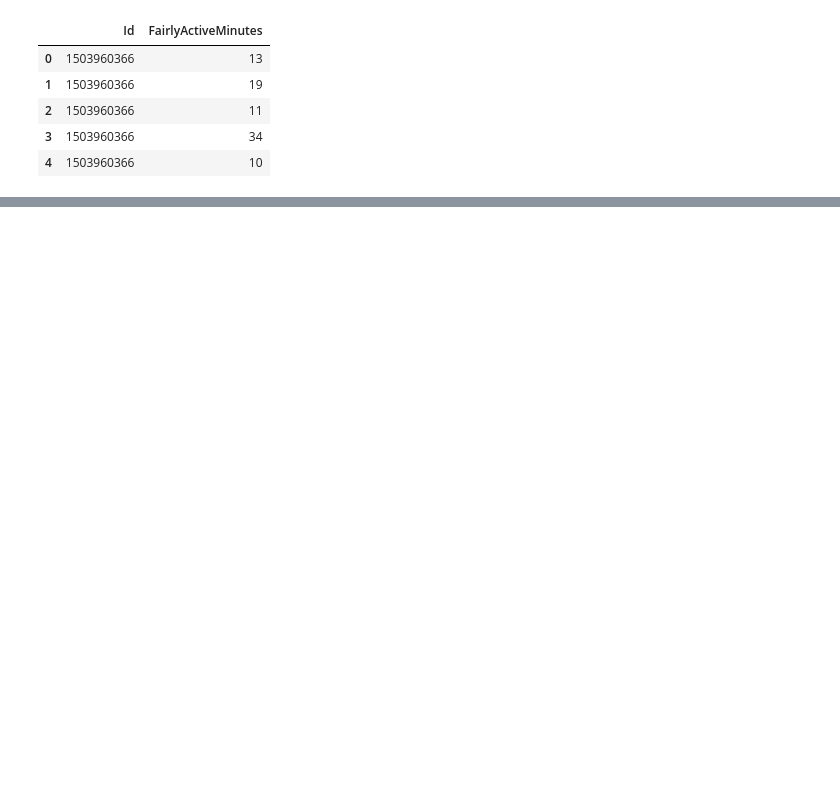
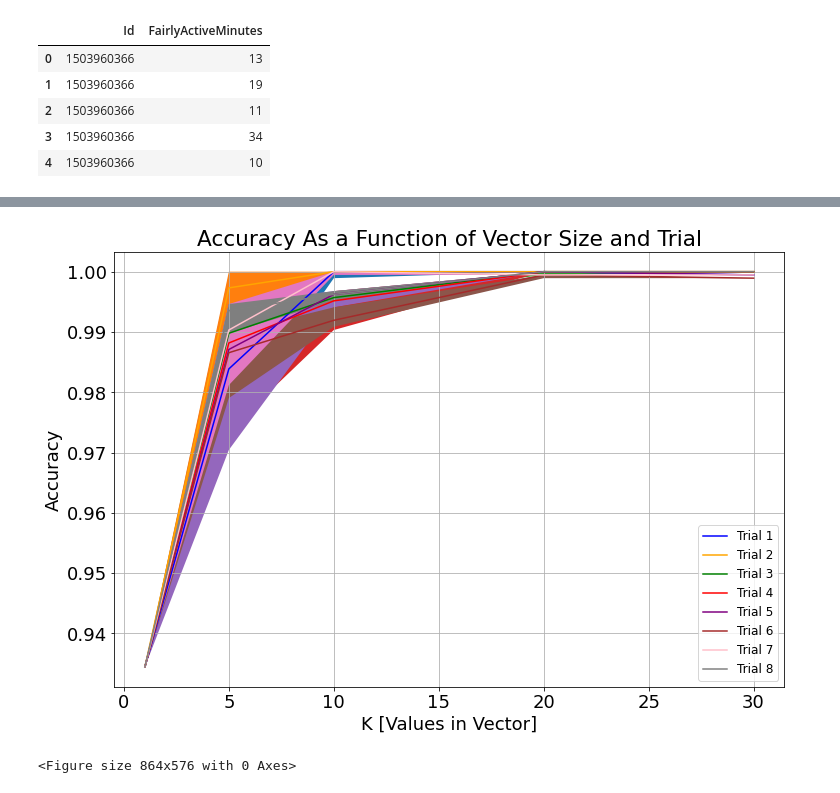
Before and after one commit to kdmalc/wearable-data-privacy, a Jupyter notebook: 07_Final_Multi-Trial_Attack.ipynb, the cells around one changed output, grey strips where cells are left out. Saved outputs shown, nothing was run; the diff lists cells and outputs as text; code cells hidden in the pictures; blank space fills up the shorter version.

```diff
--- a/07_Final_Multi-Trial_Attack.ipynb
+++ b/07_Final_Multi-Trial_Attack.ipynb
@@ -285,0 +275,16 @@ plt.show()
+# %%
+fig, ax = plt.subplots()
+plt.figure(figsize=(12,8))
+for i in range(num_trials):
+    ax.plot(my_xs, results2_list[i][2], color=my_color_vec[i], label="Trial " + str(i+1))
+
+    ax.fill_between(my_xs, results0_list[i][2], results5_list[i][2])
+
+ax.set_title('Accuracy As a Function of Vector Size and Trial')
+ax.set_ylabel('Accuracy')
+ax.set_xlabel('K [Values in Vector]')
+ax.legend(["Trial 1", "Trial 2", "Trial 3", "Trial 4", "Trial 5", "Trial 6", "Trial 7", "Trial 8"], loc='lower right')
+ax.grid(visible=True, which='both')
+# %% [output]
+[figure, added]
+<Figure size 864x576 with 0 Axes>
```
Also changed, not shown: parts of 13 cells of this notebook, 4 other files.
